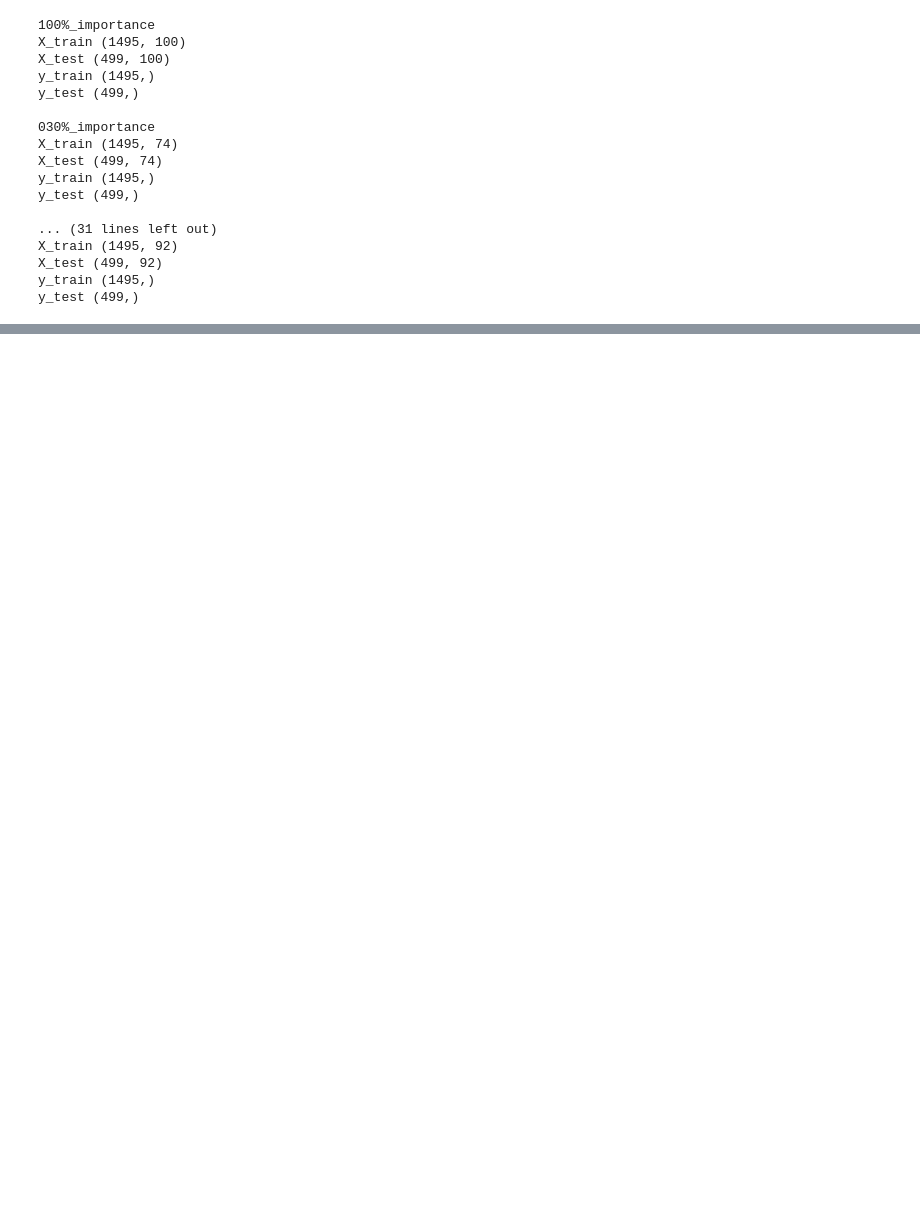
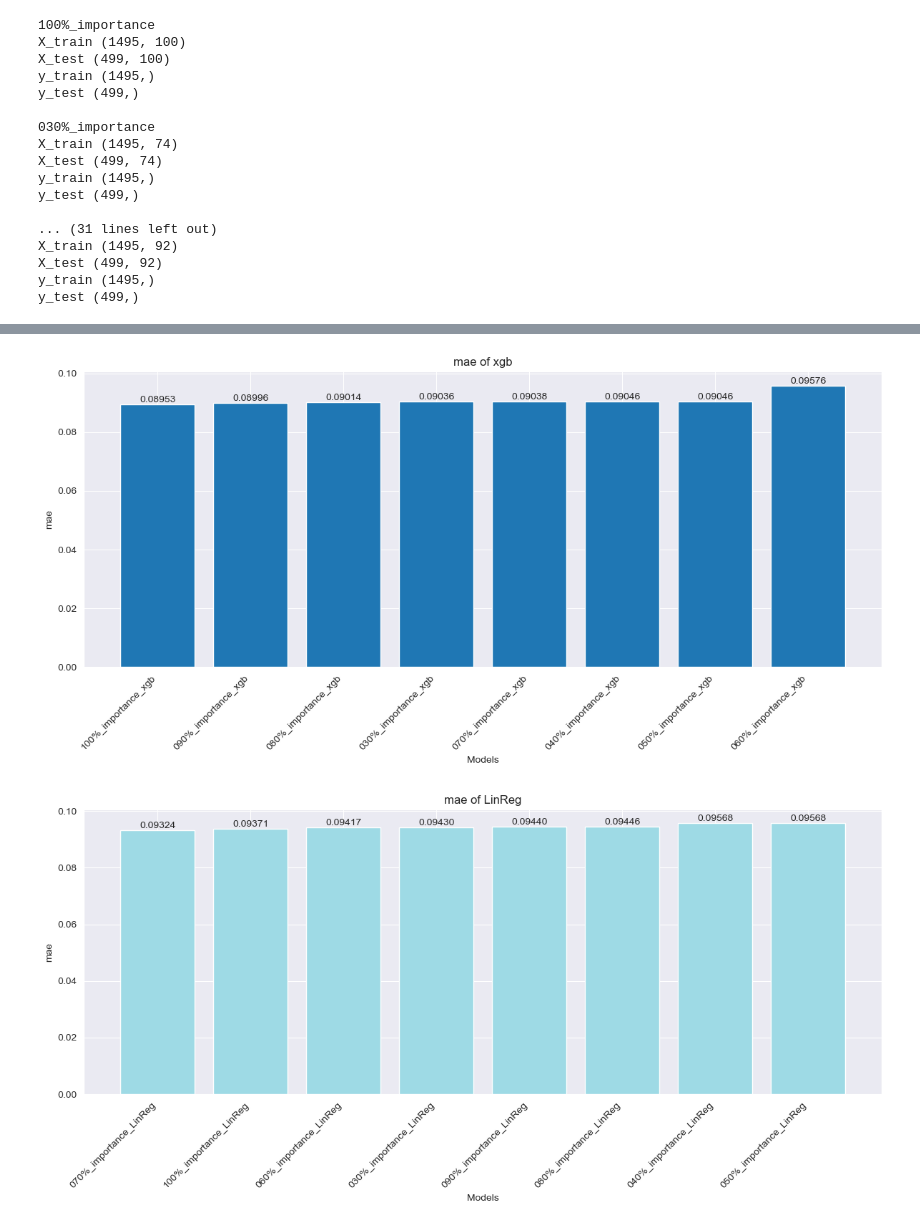
Before and after one commit to s27369/FinalProject_PRO1D_s27369, a Jupyter notebook: FinalProject_PRO1D_s27369/code/N2.ipynb, the cells around one changed output, grey strips where cells are left out. Cells and saved outputs as stored; diff of their text form; code cells hidden in the pictures; blank space fills up the shorter version.

```diff
--- a/FinalProject_PRO1D_s27369/code/N2.ipynb
+++ b/FinalProject_PRO1D_s27369/code/N2.ipynb
@@ -346,0 +383,5 @@ plot_results(df_results, metric_name="r2", asc=False, bottom=min(df_results["r2"
+# %%
+summarize_metric('mae', True)
+# %% [output]
+[figure, added]
+[figure, added]
```
Also changed, not shown: parts of 23 cells of this notebook.
